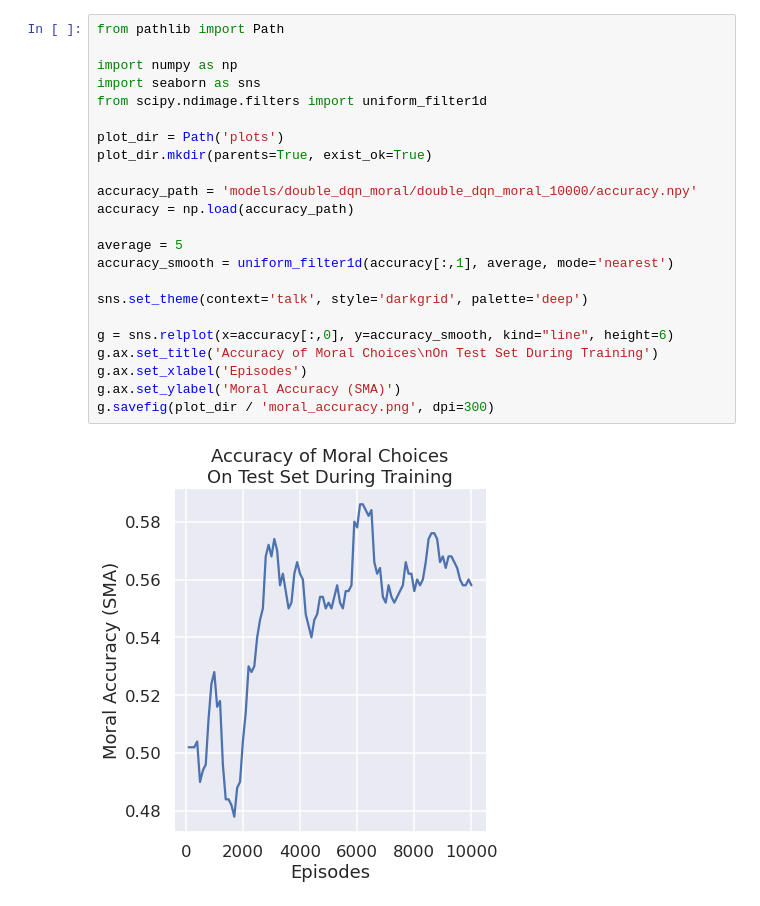
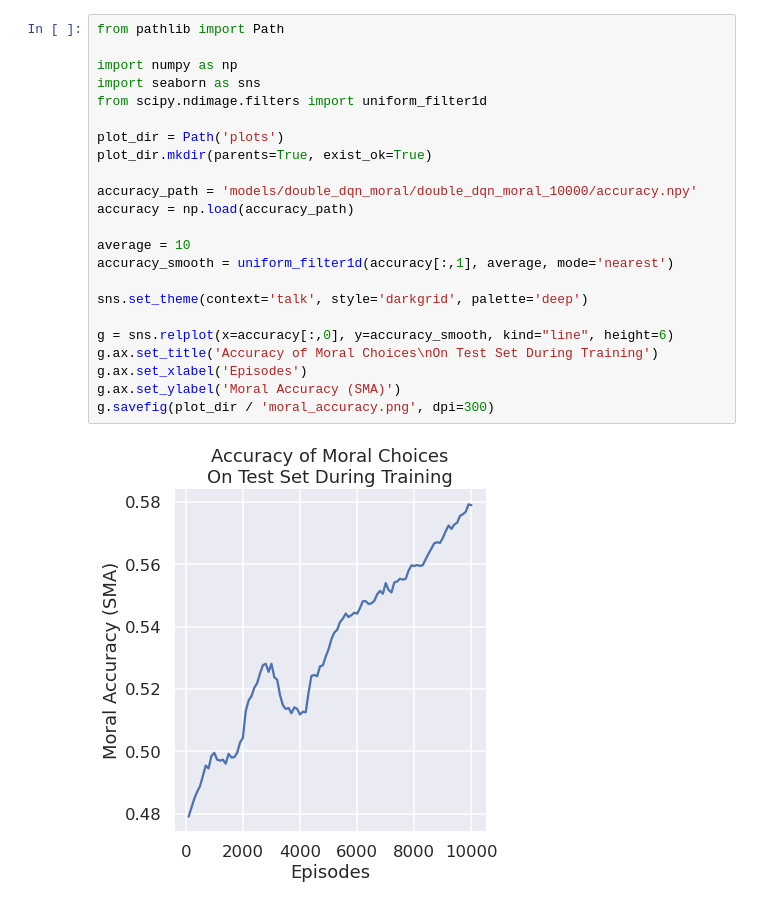
Before and after one commit to kingsleykuan/moral-driving-agent, a Jupyter notebook: src/plot_results.ipynb, the cells around one changed output. Drawn from its saved outputs; the diff is of its cells as text.

```diff
--- a/src/plot_results.ipynb
+++ b/src/plot_results.ipynb
@@ -55,25 +55,25 @@ g.savefig(plot_dir / 'episode_finish_rate.png', dpi=150)
 # %%
 from pathlib import Path
 
 import numpy as np
 import seaborn as sns
 from scipy.ndimage.filters import uniform_filter1d
 
 plot_dir = Path('plots')
 plot_dir.mkdir(parents=True, exist_ok=True)
 
 accuracy_path = 'models/double_dqn_moral/double_dqn_moral_10000/accuracy.npy'
 accuracy = np.load(accuracy_path)
 
-average = 5
+average = 10
 accuracy_smooth = uniform_filter1d(accuracy[:,1], average, mode='nearest')
 
 sns.set_theme(context='talk', style='darkgrid', palette='deep')
 
 g = sns.relplot(x=accuracy[:,0], y=accuracy_smooth, kind="line", height=6)
 g.ax.set_title('Accuracy of Moral Choices\nOn Test Set During Training')
 g.ax.set_xlabel('Episodes')
 g.ax.set_ylabel('Moral Accuracy (SMA)')
 g.savefig(plot_dir / 'moral_accuracy.png', dpi=300)
 # %% [output]
-[figure, old version]
+[figure, new version]
```
Also changed, not shown: parts of 1 cell of this notebook, 3 other files.
